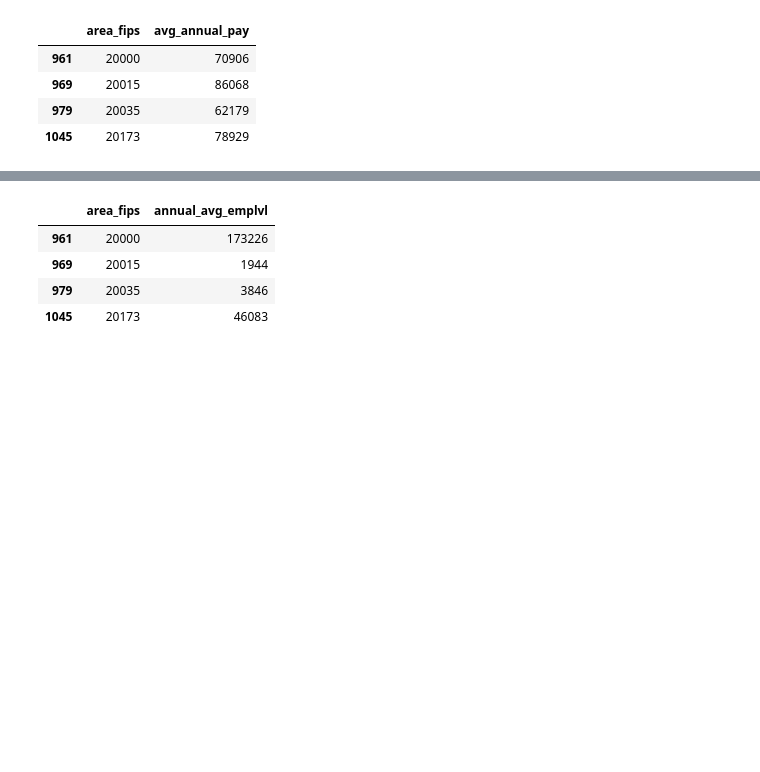
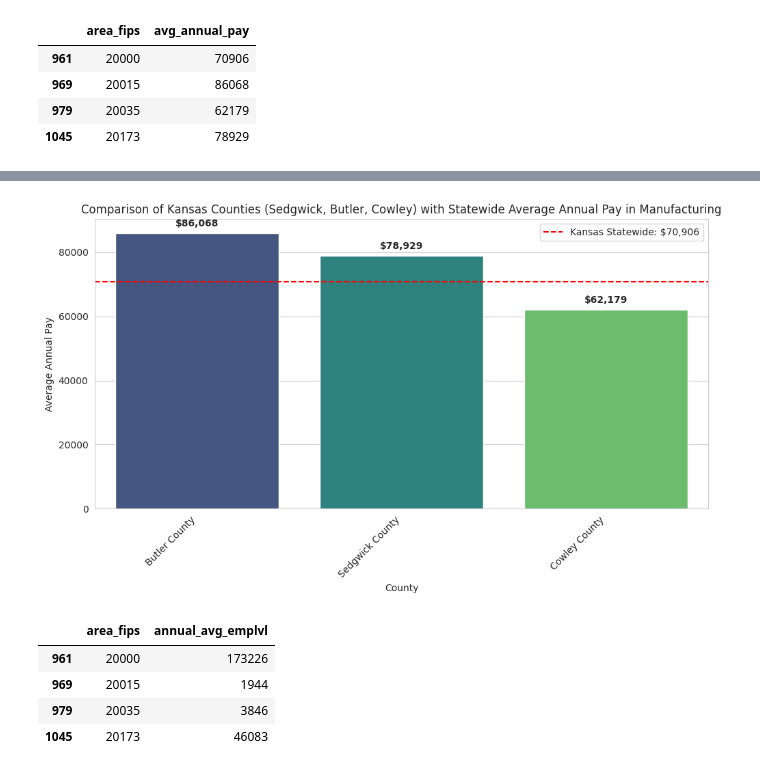
Before and after one commit to Suryaprasadindra/Economics-Project, a Jupyter notebook: Economics_Project_ipynb.ipynb, the cells around one changed output, grey strips where cells are left out. Saved outputs shown, nothing was run; the diff lists cells and outputs as text; code cells hidden in the pictures; blank space fills up the shorter version.

```diff
--- a/Economics_Project_ipynb.ipynb
+++ b/Economics_Project_ipynb.ipynb
@@ -286,3 +295,57 @@ plt.show()
+# %%
+# Create a dictionary to map area_fips codes to county names
+county_names = {
+    '20000': 'Kansas (Statewide)',
+    '20173': 'Sedgwick County',
+    '20015': 'Butler County',
+    '20035': 'Cowley County'
+}
+
+# Create a new column with county names
+filtered_df['county_name'] = filtered_df['area_fips'].astype(str).map(county_names)
+
+# Separate Kansas (Statewide) for comparison
+statewide_df = filtered_df[filtered_df['county_name'] == 'Kansas (Statewide)']
+county_df = filtered_df[filtered_df['county_name'] != 'Kansas (Statewide)']
+
+# Sort the DataFrame by average annual pay in descending order (only counties)
+ranked_df = county_df.sort_values('avg_annual_pay', ascending=False)
+
+# Create the bar plot for counties
+plt.figure(figsize=(10, 6))
+sns.set_style("whitegrid")
+barplot = sns.barplot(x='county_name', y='avg_annual_pay', data=ranked_df, palette="viridis")
+
+# Add annotations on top of each county bar
+for index, row in ranked_df.iterrows():
+    barplot.annotate(
+        f"${row['avg_annual_pay']:,.0f}",  # Format as currency
+        xy=(row['county_name'], row['avg_annual_pay']),
+        xytext=(0, 5),  # Offset the text slightly above the bar
+        textcoords='offset points',
+        ha='center',
+        va='bottom',
+        fontsize=10,
+        fontweight='bold'
+    )
+
+# Add Kansas (Statewide) average as a horizontal line for comparison
+if not statewide_df.empty:
+    statewide_pay = statewide_df['avg_annual_pay'].values[0]
+    plt.axhline(y=statewide_pay, color='red', linestyle='--', label=f'Kansas Statewide: ${statewide_pay:,.0f}')
+    plt.legend()
+
+# Customize plot
+plt.title('Comparison of Kansas Counties (Sedgwick, Butler, Cowley) with Statewide Average Annual Pay in Manufacturing')
+plt.xlabel('County')
+plt.ylabel('Average Annual Pay')
+plt.xticks(rotation=45, ha='right')  # Rotate x-axis labels for better readability
+plt.tight_layout()
+
+# Show the plot
+plt.show()
+# %% [output]
+[figure, added]
 # %%
 filtered_df[['area_fips','annual_avg_emplvl']]
 # %% [output]
```
Also changed, not shown: parts of 5 cells of this notebook.
